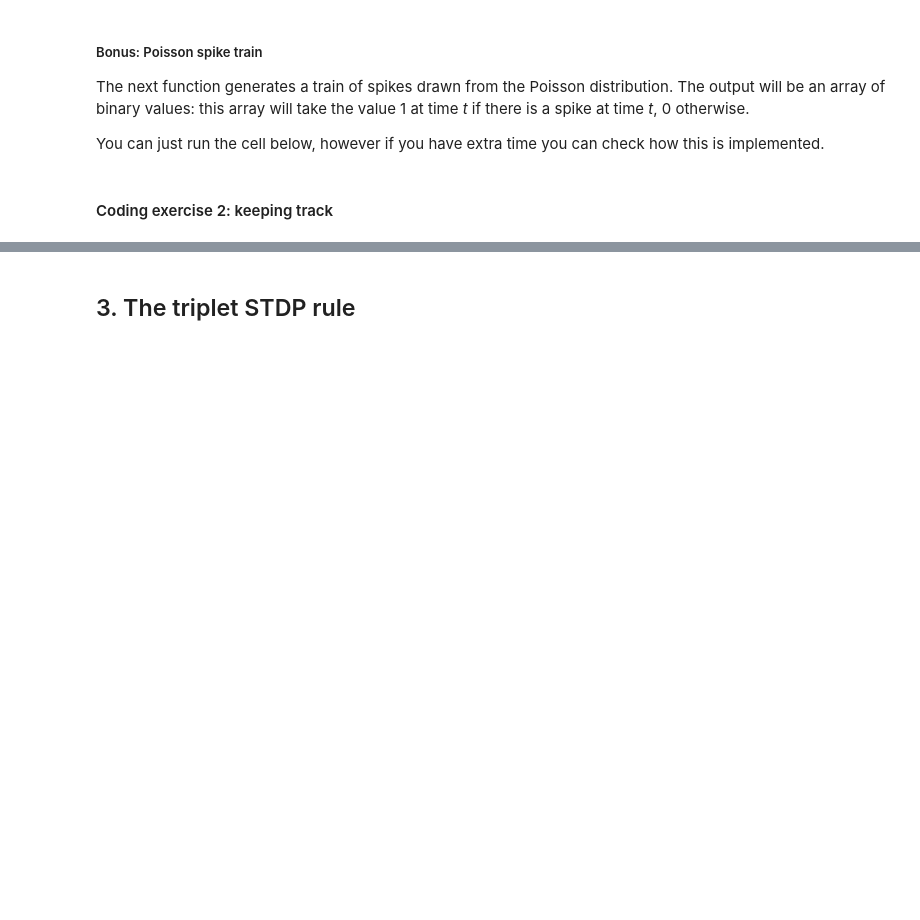
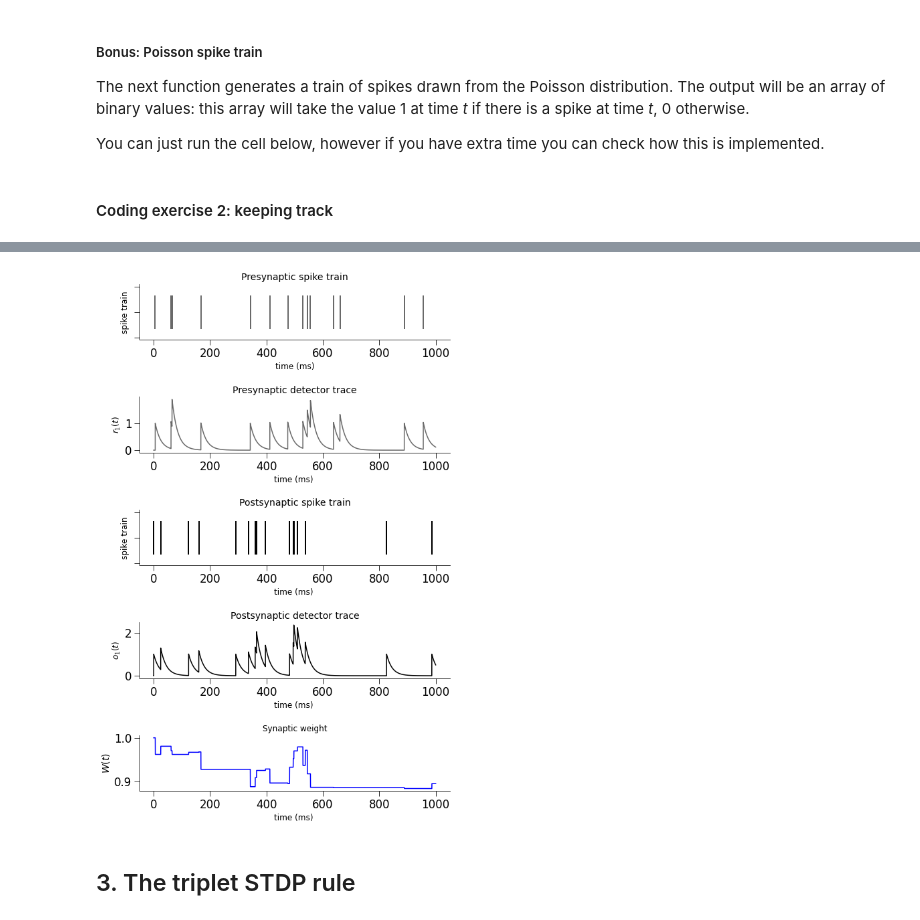
Before and after one commit to comp-neural-circuits/plasticity-workshop, a Jupyter notebook: stdp.ipynb, the cells around one changed output, grey strips where cells are left out. Cells and saved outputs as stored; diff of their text form; code cells hidden in the pictures; blank space fills up the shorter version.

```diff
--- a/stdp.ipynb
+++ b/stdp.ipynb
@@ -377,8 +373,8 @@ def Poisson_spike_train(discretization_step, t_range, rate, myseed=False):
     Generates a Poisson spike train
 
     Parameters:
-    discretization_step   (number) : discretization time step [ms]
-    t_range       (1D numpy array) : time interval [ms]
+    discretization_step   (number) : discretization time step [s]
+    t_range       (1D numpy array) : time interval [s]
     rate                  (number) : intensity of the Poisson process [Hz]
     myseed                (number) : random seed. int or boolean
 
@@ -397,7 +393,7 @@ def Poisson_spike_train(discretization_step, t_range, rate, myseed=False):
     # generate Poisson train
     # note that we divide by 1000 in the expression below because the time is measured in ms,
     # whereas the intensity is given in Hz (s^-1)
-    poisson_train = 1. * (unirnd < rate * (discretization_step/1000.))
+    poisson_train = 1. * (unirnd < rate * (discretization_step))
 
     return poisson_train
 # %% [markdown]
@@ -408,17 +435,19 @@ def Poisson_spike_train(discretization_step, t_range, rate, myseed=False):
 # Keeping track of the detectors
 def detectors_pairSTDP(t_range,pre_spike,post_spike,A_plus,A_minus,tau_plus,tau_minus,discretization_step,w0):
     '''
-
+    This function implements a standard way to keep track of the pre- and postsynaptic spike times of two given spike trains,
+    under the pair-based STDP rule.
+    It calculates the pre- and postsynaptic detector traces over time, as well as the synaptic weight over time.
 
     Parameters:
-    t_range    (1D numpy array) : time interval [ms]
+    t_range    (1D numpy array) : time interval [s]
     pre_spike  (1D numpy array) : presynaptic spike train over time (binary array with value 1
                                   at time t if there was a spike a time t, 0 at time t otherwise).
     post_spike (1D numpy array) : postsynaptic spike train over time (analougous to the presyn. spike train)
     A_plus     (number) : maximum amount of potentiation (LTP)
     A_minus    (number) : maximum amount of depression (LTD)
-    tau_plus   (number) : LTP time constant [ms]
-    tau_minus  (number) : LTD time constant [ms]
+    tau_plus   (number) : LTP time constant [s]
+    tau_minus  (number) : LTD time constant [s]
     discretization_step(number) : discretization time step [ms]
     w0         (number) : initial synaptic weight
 
@@ -459,22 +488,24 @@ def detectors_pairSTDP(t_range,pre_spike,post_spike,A_plus,A_minus,tau_plus,tau_
 # %%
 # Define the STDP rule parameters
 A_plus = 0.05       # maximum amount of potentiation (LTP)
 A_minus = 0.05      # maximum amount of potentiation (LTD)
-tau_plus = 20       # LTP time constant [ms]
-tau_minus = 20      # LTD time constant [ms]
-discretization_step=0.1 # discretization time step [ms]
-t_range=np.arange(0,1000,discretization_step)     # time interval [ms]
+tau_plus = 20e-3       # LTP time constant [s]
+tau_minus = 20e-3      # LTD time constant [s]
+discretization_step=1e-4 # discretization time step [s]
+t_range=np.arange(0,1,discretization_step)     # time interval [s]
 
 # Generate a presynaptic spike train
 pre_spike = Poisson_spike_train(discretization_step, t_range, rate=15, myseed=7)
 # Generate a postsynaptic spike train
 post_spike = Poisson_spike_train(discretization_step, t_range, rate=15, myseed=1)
 # Initialize the synaptic weight
 w0 = 1
 # Keep track of the pre- and postsynaptic detector traces and the synaptic weight over time
 r1,o1,w = detectors_pairSTDP(t_range,pre_spike,post_spike,A_plus,A_minus,tau_plus,tau_minus,discretization_step,w0)
 # Plotting
 pair_track_plot(t_range,pre_spike,r1,post_spike,o1,w)
+# %% [output]
+[figure, added]
 # %% [markdown]
 ## 3. The triplet STDP rule
 # %% [markdown]
```
Also changed, not shown: parts of 14 cells of this notebook.
